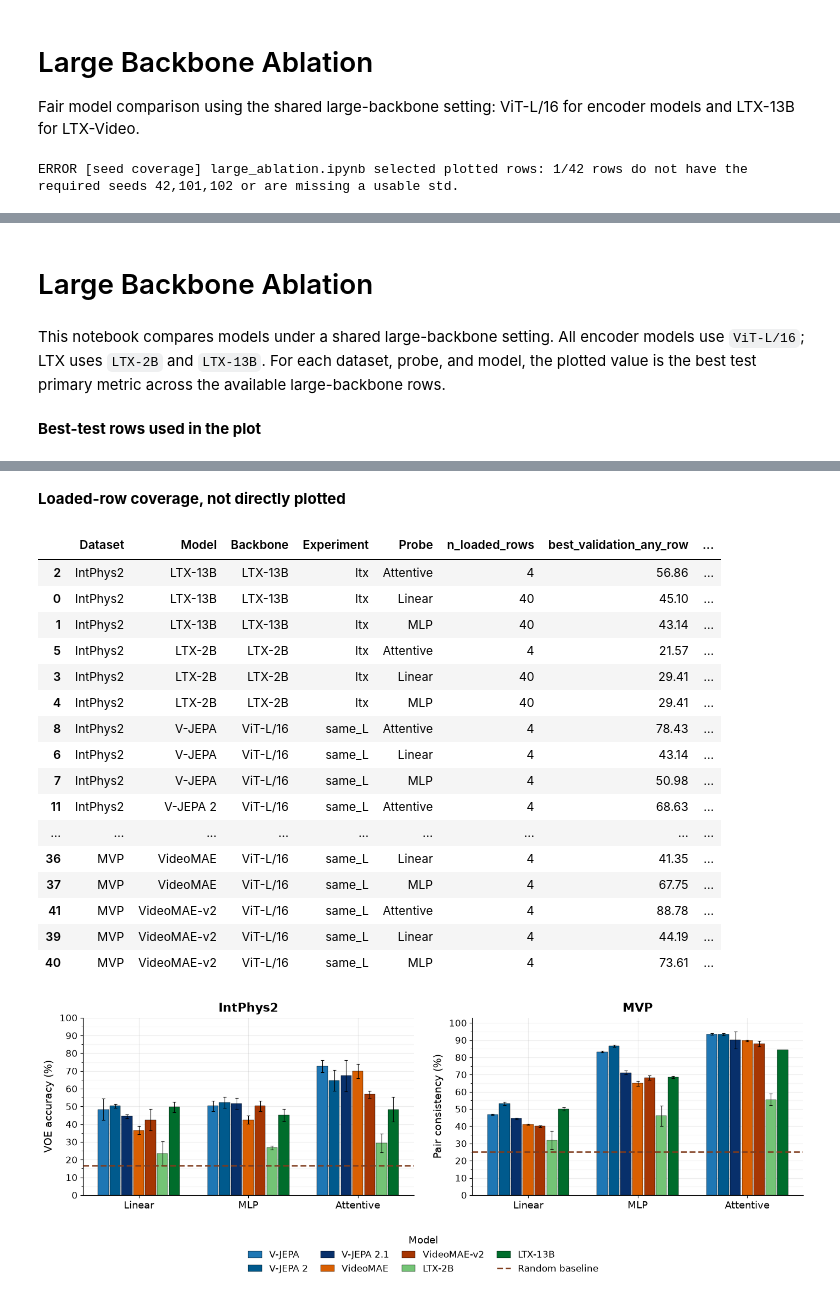
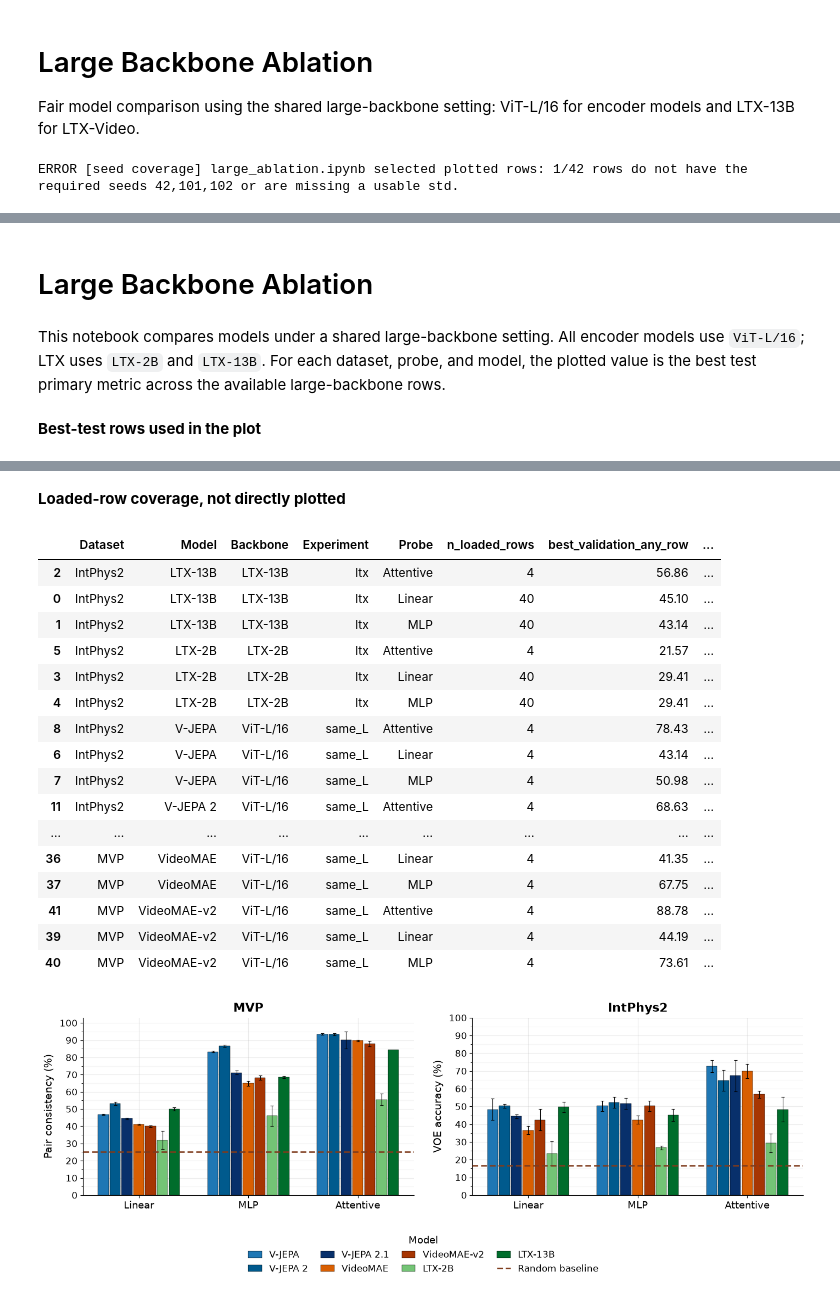
Before and after one commit to fomo-uva-video/Probe4Physics, a Jupyter notebook: notebooks/large_ablation.ipynb, the cells around one changed output, grey strips where cells are left out. Cells and saved outputs as stored; diff of their text form; code cells hidden in the pictures.

```diff
--- a/notebooks/large_ablation.ipynb
+++ b/notebooks/large_ablation.ipynb
@@ -68,7 +68,7 @@ RESULTS_DIR = REPO_ROOT / 'results'
 MVP_XLSX = RESULTS_DIR / 'mvp_primary_db.xlsx'
 INTPHYS_XLSX = RESULTS_DIR / 'intphys_primary_db.xlsx'
 
-DATASET_ORDER = ['intphys2', 'mvp']
+DATASET_ORDER = ['mvp', 'intphys2']
 DATASET_LABEL = {'mvp': 'MVP', 'intphys2': 'IntPhys2'}
 PRIMARY_LABEL = {'mvp': 'Pair consistency (%)', 'intphys2': 'VOE accuracy (%)'}
 RANDOM_BASELINE = {'mvp': 25.0, 'intphys2': 100.0 / 6.0}
@@ -424,31 +424,31 @@ This notebook compares models under a shared large-backbone setting. All encoder
 | 16 | IntPhys2 | V-JEPA 2.1 | ViT-L/16 | same_L | Attentive | 24 | 67.32 | ... |
 | 19 | IntPhys2 | VideoMAE | ViT-L/16 | same_L | Attentive | 24 | 69.93 | ... |
 | 20 | IntPhys2 | VideoMAE-v2 | ViT-L/16 | same_L | Attentive | 18 | 56.86 | ... |
 | 3 | IntPhys2 | LTX-13B | LTX-13B | ltx | Linear | noise_0.1_block_24 | 49.67 | ... |
 | 4 | IntPhys2 | LTX-2B | LTX-2B | ltx | Linear | noise_0.7_block_14 | 23.53 | ... |
 | 0 | IntPhys2 | V-JEPA | ViT-L/16 | same_L | Linear | 24 | 48.37 | ... |
 | ... | ... | ... | ... | ... | ... | ... | ... | ... |
 | 28 | MVP | V-JEPA | ViT-L/16 | same_L | MLP | 18 | 83.18 | ... |
 | 29 | MVP | V-JEPA 2 | ViT-L/16 | same_L | MLP | 24 | 86.79 | ... |
 | 30 | MVP | V-JEPA 2.1 | ViT-L/16 | same_L | MLP | 18 | 71.12 | ... |
 | 33 | MVP | VideoMAE | ViT-L/16 | same_L | MLP | 24 | 64.88 | ... |
 | 34 | MVP | VideoMAE-v2 | ViT-L/16 | same_L | MLP | 18 | 68.18 | ... |
 **Loaded-row coverage, not directly plotted**
 |  | Dataset | Model | Backbone | Experiment | Probe | n_loaded_rows | best_validation_any_row | ... |
 | 2 | IntPhys2 | LTX-13B | LTX-13B | ltx | Attentive | 4 | 56.86 | ... |
 | 0 | IntPhys2 | LTX-13B | LTX-13B | ltx | Linear | 40 | 45.10 | ... |
 | 1 | IntPhys2 | LTX-13B | LTX-13B | ltx | MLP | 40 | 43.14 | ... |
 | 5 | IntPhys2 | LTX-2B | LTX-2B | ltx | Attentive | 4 | 21.57 | ... |
 | 3 | IntPhys2 | LTX-2B | LTX-2B | ltx | Linear | 40 | 29.41 | ... |
 | 4 | IntPhys2 | LTX-2B | LTX-2B | ltx | MLP | 40 | 29.41 | ... |
 | 8 | IntPhys2 | V-JEPA | ViT-L/16 | same_L | Attentive | 4 | 78.43 | ... |
 | 6 | IntPhys2 | V-JEPA | ViT-L/16 | same_L | Linear | 4 | 43.14 | ... |
 | 7 | IntPhys2 | V-JEPA | ViT-L/16 | same_L | MLP | 4 | 50.98 | ... |
 | 11 | IntPhys2 | V-JEPA 2 | ViT-L/16 | same_L | Attentive | 4 | 68.63 | ... |
 | ... | ... | ... | ... | ... | ... | ... | ... | ... |
 | 36 | MVP | VideoMAE | ViT-L/16 | same_L | Linear | 4 | 41.35 | ... |
 | 37 | MVP | VideoMAE | ViT-L/16 | same_L | MLP | 4 | 67.75 | ... |
 | 41 | MVP | VideoMAE-v2 | ViT-L/16 | same_L | Attentive | 4 | 88.78 | ... |
 | 39 | MVP | VideoMAE-v2 | ViT-L/16 | same_L | Linear | 4 | 44.19 | ... |
 | 40 | MVP | VideoMAE-v2 | ViT-L/16 | same_L | MLP | 4 | 73.61 | ... |
-[figure, old version]
+[figure, new version]
```
Also changed, not shown: 5 other files.
